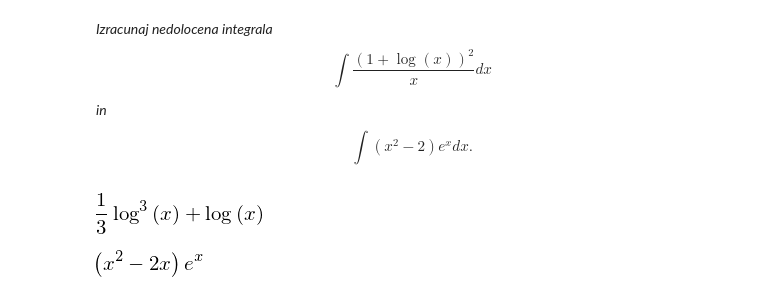
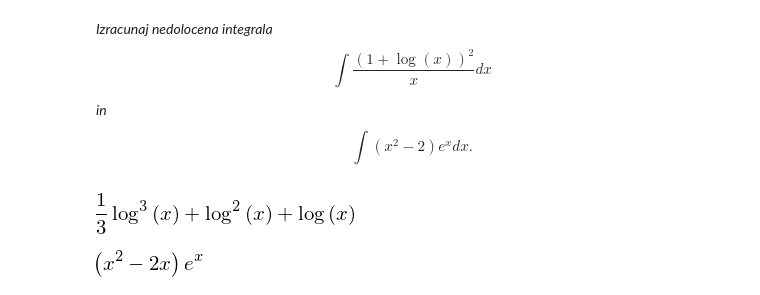
Before and after one commit to mrcinv/matpy, a Jupyter notebook: oma/kolokviji/OMA, 2. kolokvij, 2011_2012.ipynb, the cells around one changed output. Drawn from its saved outputs; the diff is of its cells as text; code cells hidden in the pictures.

```diff
--- a/oma/kolokviji/OMA, 2. kolokvij, 2011_2012.ipynb
+++ b/oma/kolokviji/OMA, 2. kolokvij, 2011_2012.ipynb
@@ -90,11 +91,11 @@ in
 $$ \int (x^2 -2)e^xdx .$$*
 # %%
 x = sympy.Symbol('x')
-f = lambda x: (1+sympy.log(x)**2)/x
+f = lambda x: (1+sympy.log(x))**2/x
 g = lambda x: (x**2 - 2)*sympy.exp(x)
 sympy.integrate(f(x))
 # %% [output]
-[figure, old version]
+[figure, new version]
 # %%
 sympy.integrate(g(x))
 # %% [output]
```
Also changed, not shown: parts of 4 cells of this notebook.
